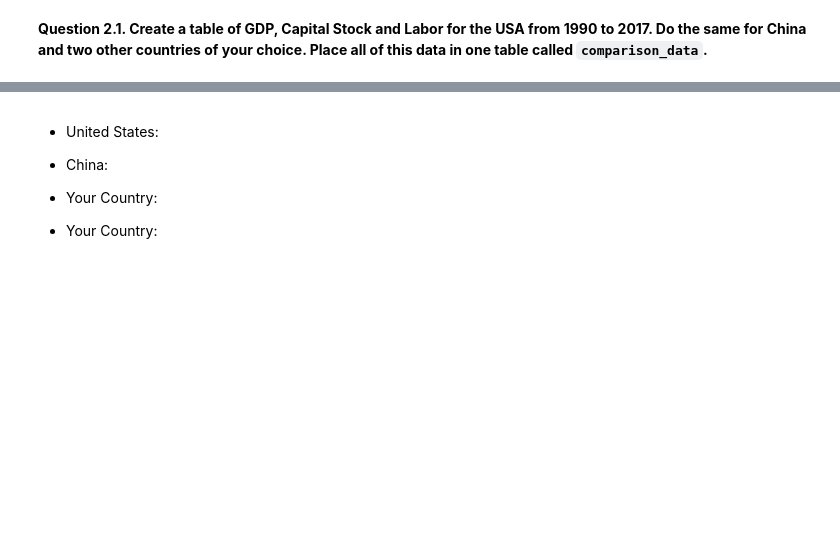
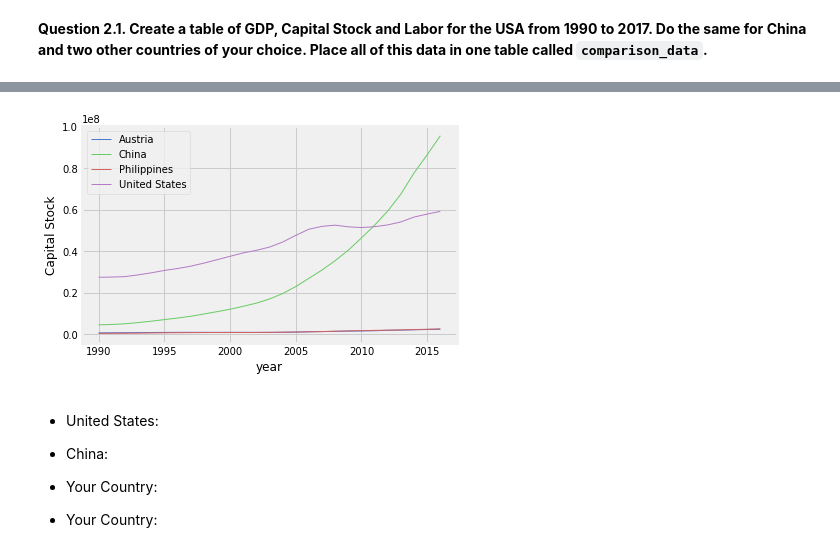
Before and after one commit to manikui/Data-88-Notebooks, a Jupyter notebook: Modeling Macroeconomic Dataset.ipynb, the cells around one changed output, grey strips where cells are left out. Saved outputs shown, nothing was run; the diff lists cells and outputs as text; code cells hidden in the pictures; blank space fills up the shorter version.

```diff
--- a/Modeling Macroeconomic Dataset.ipynb
+++ b/Modeling Macroeconomic Dataset.ipynb
@@ -5,9 +5,9 @@ from sympy import *
 import matplotlib.pyplot as plt
 import numpy as np
 import seaborn as sns
-from mpl_toolkits.mplot3d import Axes3D
+from sklearn.linear_model import LinearRegression
 %matplotlib inline
-plt.style.use("fivethirtyeight")
+plt.style.use("seaborn-muted")
 # %% [markdown]
 We would like to thank Professor Raymond Hawkins for his Economics 100B Problem Set that served as the basis for this assignment.
 # %% [markdown]
@@ -112,11 +124,0 @@ comparison_data.show(5)
-# %%
-def country_table_plotter(data_table, columnX, columnY):
-    # First get a list of all the countries in data_table
-    country_list = data_table.group("country").column("country")
-
-    # For each country, create a plot of columnX vs. columnY
-    for country in country_list:
-        curr_data_table = data_table.where("country", country)
-        curr_data_table.plot(columnX, columnY)
-        plt.title(country)
-    return
@@ -125 +125,25 @@ def country_table_plotter(data_table, columnX, columnY):
+# %%
+def country_table_plotter(data_table, columnX, columnY):
+    """Create one table containing two columns: columnX and columnY, for each country in data_table.
+    Save these data tables in a dictionary named country_dictionary where the key is the name of the country,
+    as per data_table and the value is the data table for that country."""
+
+    ### Your code here ###
+    country_list = []
+    country_dictionary = {}
+
+    ### Solution ###
+    country_list = data_table.group("country").column("country")
+    for country in country_list:
+        curr_data_table = data_table.where("country", country)
+        country_dictionary[country] = curr_data_table.select(columnX, columnY)
+    ###
+
+    ### Do not change the following code ###
+    for country in country_dictionary.keys():
+        curr_data_table = country_dictionary[country]
+        plt.plot(curr_data_table[columnX], curr_data_table[columnY], label = country, linewidth = 1)
+    plt.legend()
+    plt.xlabel(str(columnX))
+    plt.ylabel(str(columnY))
 # %% [markdown]
@@ -134,3 +151,10 @@ country_table_plotter(comparison_data, "year", "cn")
+# %%
+### Your code here ###
+
+### Solution ###
+country_table_plotter(comparison_data, "year", "Capital Stock")
+# %% [output]
+[figure, added]
 # %% [markdown]
 - United States:
 
```
Also changed, not shown: parts of 29 cells of this notebook.
